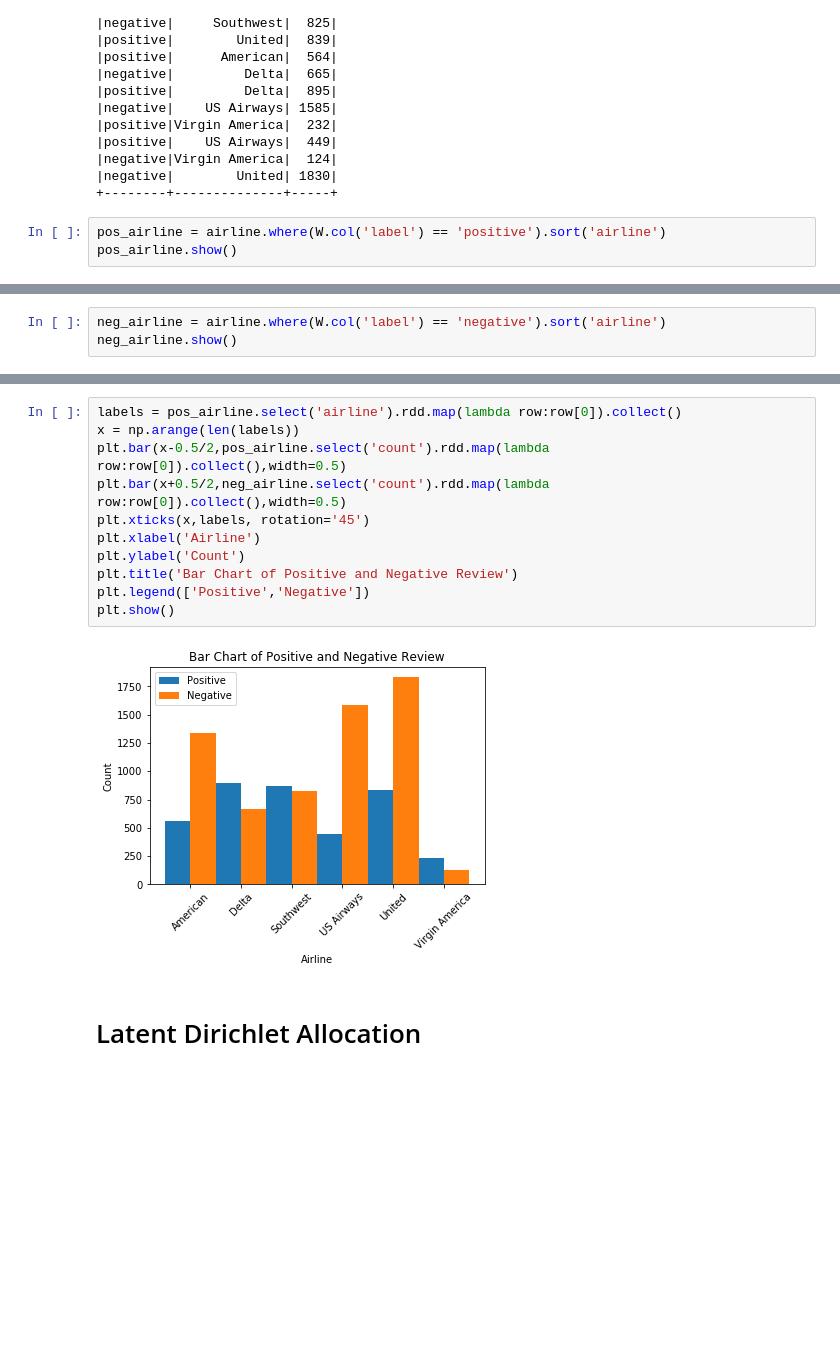
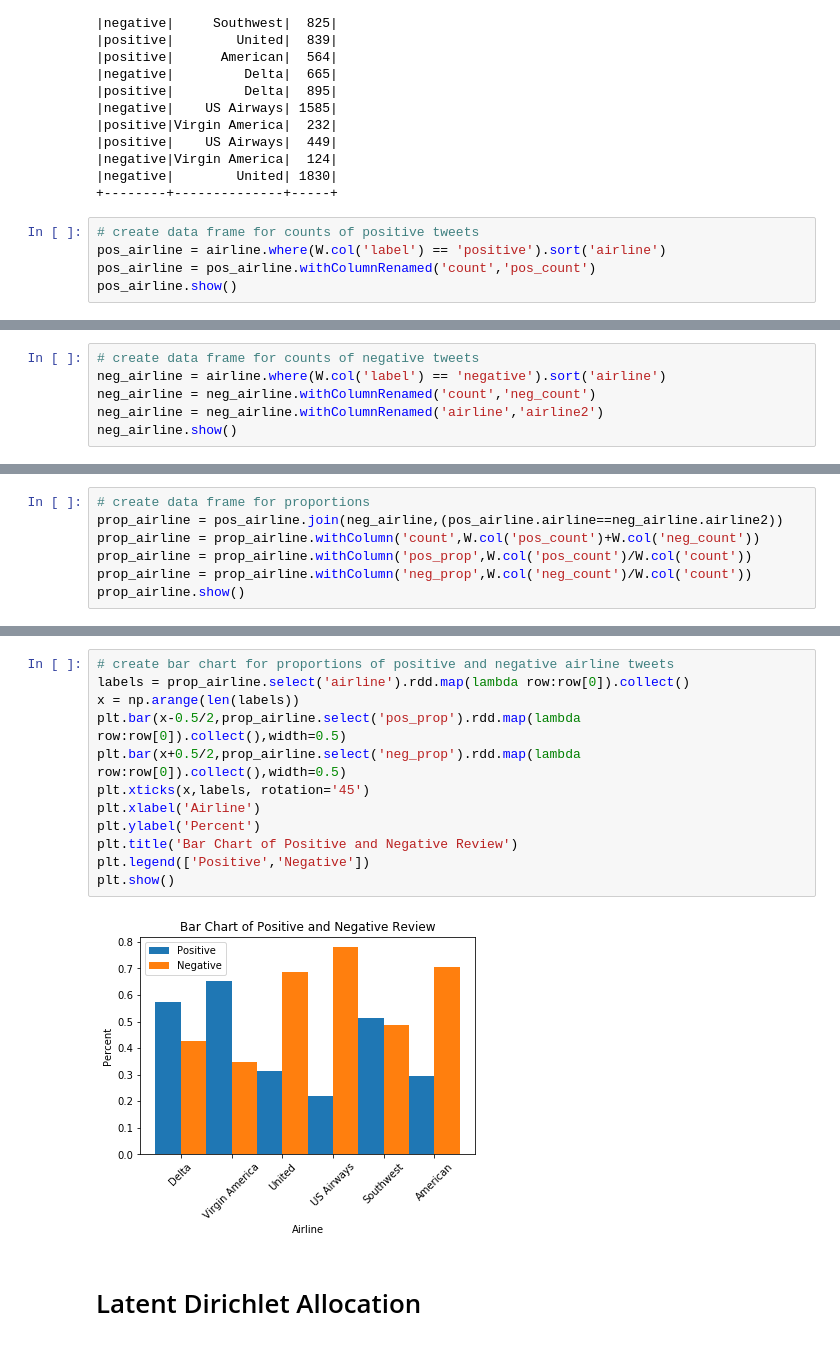
Before and after one commit to mingzhouzhu22/PSTAT135_FinalProject, a Jupyter notebook: DataExploration.ipynb, the cells around one changed output, grey strips where cells are left out. Saved outputs shown, nothing was run; the diff lists cells and outputs as text; blank space fills up the shorter version.

Commit message:
change plot to proportions

```diff
--- a/DataExploration.ipynb
+++ b/DataExploration.ipynb
@@ -139,6 +204,8 @@ airline.show()
 |negative|        United| 1830|
 +--------+--------------+-----+
 # %%
+# create data frame for counts of positive tweets
 pos_airline = airline.where(W.col('label') == 'positive').sort('airline')
+pos_airline = pos_airline.withColumnRenamed('count','pos_count')
 pos_airline.show()
 # %% [output]
@@ -155,4 +222,7 @@ pos_airline.show()
 # %%
+# create data frame for counts of negative tweets
 neg_airline = airline.where(W.col('label') == 'negative').sort('airline')
+neg_airline = neg_airline.withColumnRenamed('count','neg_count')
+neg_airline = neg_airline.withColumnRenamed('airline','airline2')
 neg_airline.show()
 # %% [output]
@@ -172,0 +239,7 @@ pos_airline.select('count').rdd.map(lambda row:row[0]).collect()
+# %%
+# create data frame for proportions
+prop_airline = pos_airline.join(neg_airline,(pos_airline.airline==neg_airline.airline2))
+prop_airline = prop_airline.withColumn('count',W.col('pos_count')+W.col('neg_count'))
+prop_airline = prop_airline.withColumn('pos_prop',W.col('pos_count')/W.col('count'))
+prop_airline = prop_airline.withColumn('neg_prop',W.col('neg_count')/W.col('count'))
+prop_airline.show()
@@ -173,16 +257,17 @@ pos_airline.select('count').rdd.map(lambda row:row[0]).collect()
 # %%
-labels = pos_airline.select('airline').rdd.map(lambda row:row[0]).collect()
+# create bar chart for proportions of positive and negative airline tweets
+labels = prop_airline.select('airline').rdd.map(lambda row:row[0]).collect()
 x = np.arange(len(labels))
-plt.bar(x-0.5/2,pos_airline.select('count').rdd.map(lambda row:row[0]).collect(),width=0.5)
-plt.bar(x+0.5/2,neg_airline.select('count').rdd.map(lambda row:row[0]).collect(),width=0.5)
+plt.bar(x-0.5/2,prop_airline.select('pos_prop').rdd.map(lambda row:row[0]).collect(),width=0.5)
+plt.bar(x+0.5/2,prop_airline.select('neg_prop').rdd.map(lambda row:row[0]).collect(),width=0.5)
 plt.xticks(x,labels, rotation='45')
 plt.xlabel('Airline')
-plt.ylabel('Count')
+plt.ylabel('Percent')
 plt.title('Bar Chart of Positive and Negative Review')
 plt.legend(['Positive','Negative'])
 plt.show()
 # %% [output]
-[figure, old version]
+[figure, new version]
 # %% [markdown]
 # Latent Dirichlet Allocation
 # %% [markdown]
```
Also changed, not shown: parts of 12 cells of this notebook, 1 other file.
